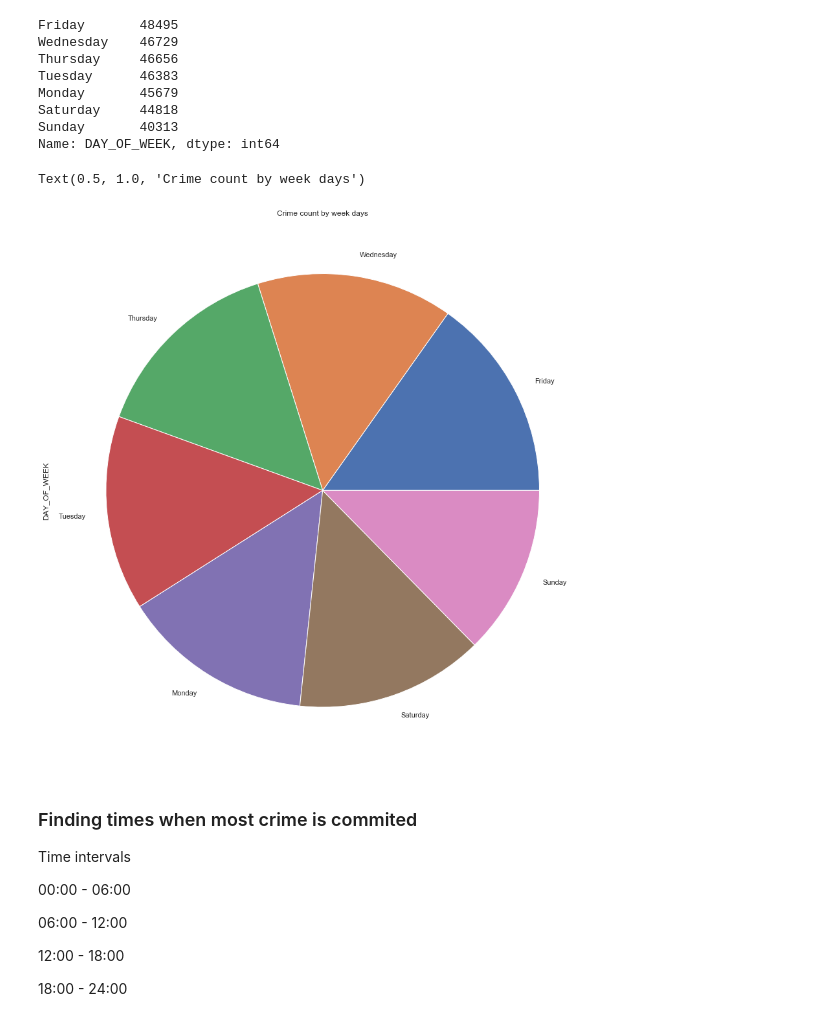
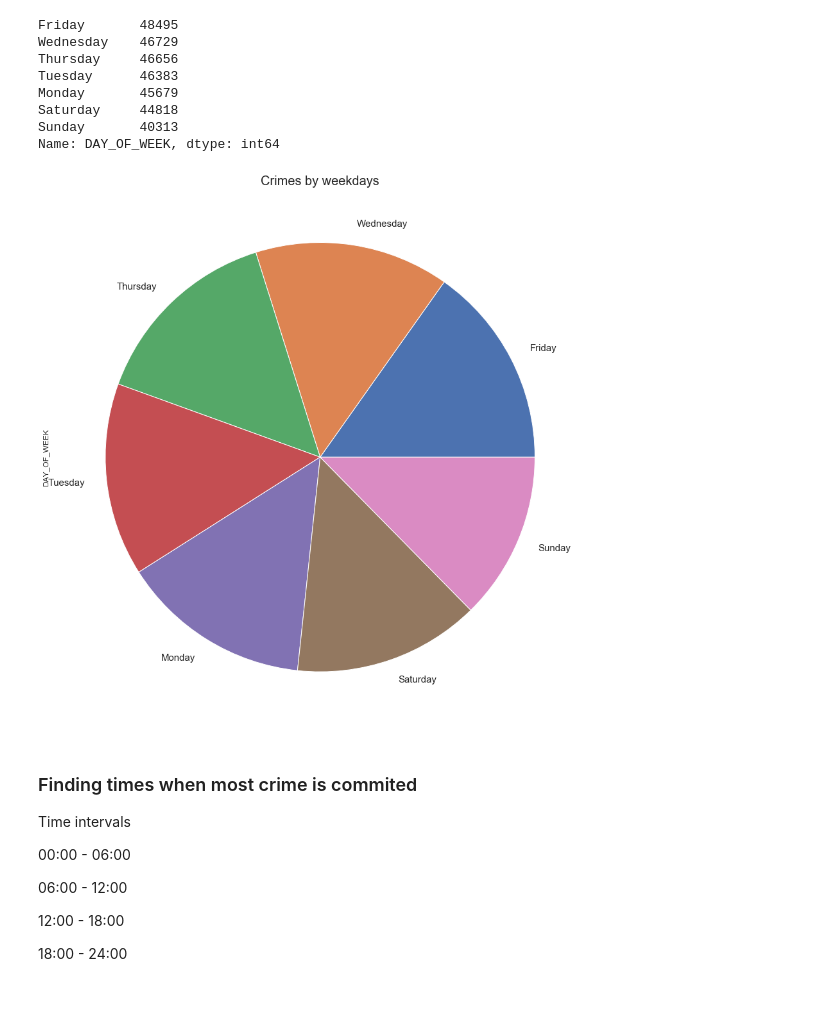
Before and after one commit to ValdemarQ/boston-crimes, a Jupyter notebook: Project 2 - Working with data, pandas & graphs.ipynb, the cells around one changed output. Saved outputs shown, nothing was run; the diff lists cells and outputs as text; code cells hidden in the pictures.

```diff
--- a/Project 2 - Working with data, pandas & graphs.ipynb
+++ b/Project 2 - Working with data, pandas & graphs.ipynb
@@ -199,15 +209,11 @@ Monday       45679
 Saturday     44818
 Sunday       40313
 Name: DAY_OF_WEEK, dtype: int64
-# %%
-plt.figure(figsize=(15,16))
-ax2 = crime_week_days.plot.pie()
-ax2.set_title('Crime count by week days')
-# Show quantities
-# Show most popular day for cimes in dif color
-# %% [output]
-Text(0.5, 1.0, 'Crime count by week days')
-[figure, removed]
+# %%
+plt.figure(figsize=(15,16))
+ax2 = crime_week_days.plot(kind='pie', figsize=(15,16),  fontsize=15, title='Crimes by weekdays').title.set_size(20)
+# %% [output]
+[figure, added]
 # %% [markdown]
 ### Finding times when most crime is commited
 Time intervals
```
Also changed, not shown: parts of 18 cells of this notebook.
